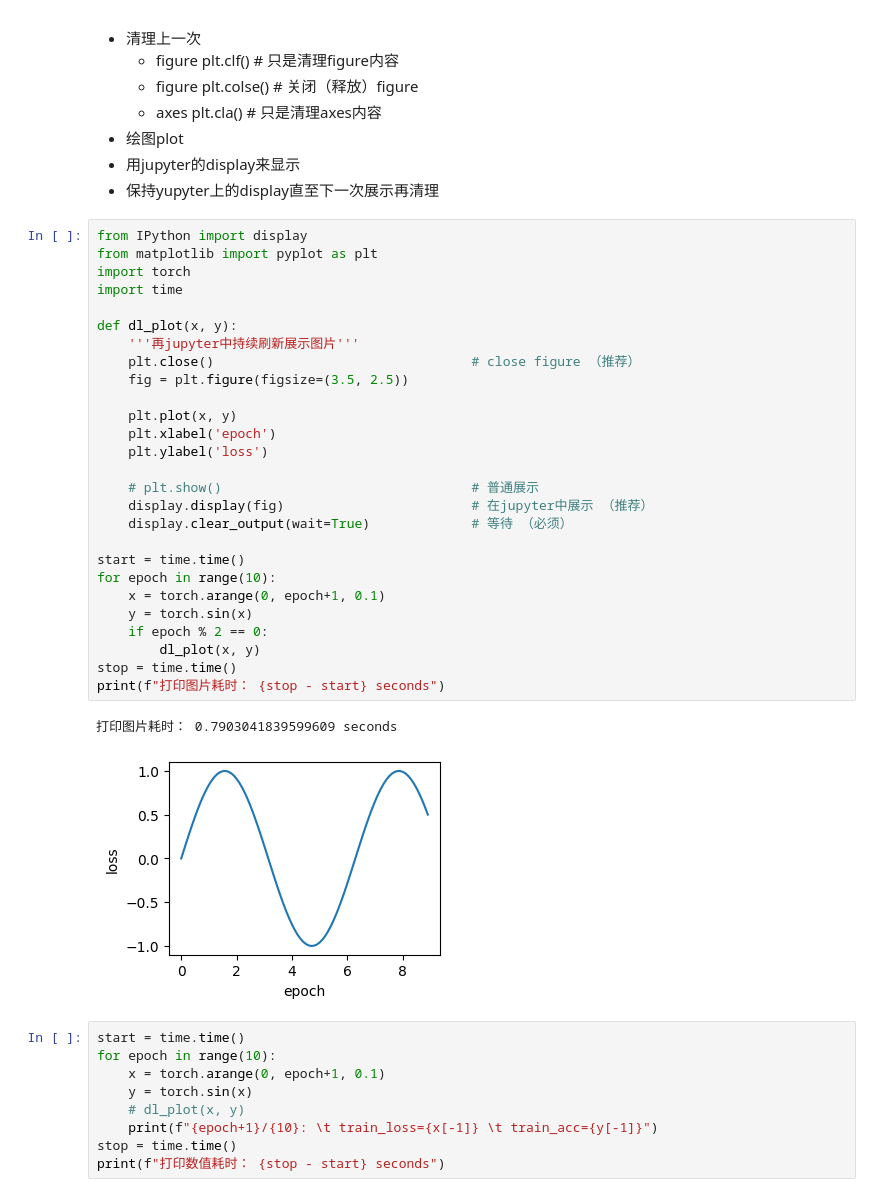
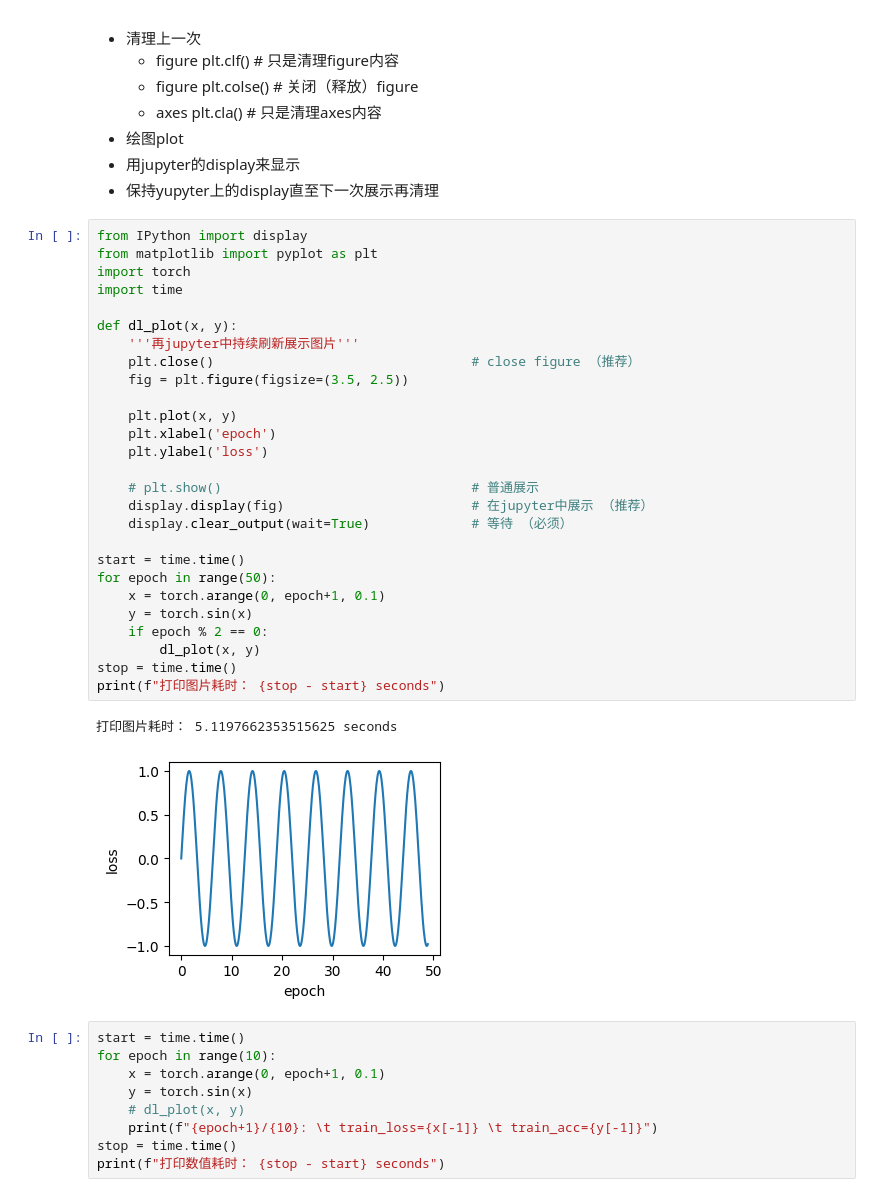
Before and after one commit to zhaoy2020/OnlineLibrary, a Jupyter notebook: 004-ML&DL/002-Deep Learning/000 《深度学习框架-Pytorch-Tensorflow-Jax》/Learn-Pytorch.ipynb, the cells around one changed output. Drawn from its saved outputs; the diff is of its cells as text.

```diff
--- a/004-ML&DL/002-Deep Learning/000 《深度学习框架-Pytorch-Tensorflow-Jax》/Learn-Pytorch.ipynb
+++ b/004-ML&DL/002-Deep Learning/000 《深度学习框架-Pytorch-Tensorflow-Jax》/Learn-Pytorch.ipynb
@@ -2250,33 +2250,33 @@ def k_cross_eval():
 # %%
 from IPython import display
 from matplotlib import pyplot as plt
 import torch
 import time
 
 def dl_plot(x, y):
     '''再jupyter中持续刷新展示图片'''
     plt.close()                                 # close figure （推荐）
     fig = plt.figure(figsize=(3.5, 2.5))
 
     plt.plot(x, y)
     plt.xlabel('epoch')
     plt.ylabel('loss')
 
     # plt.show()                                # 普通展示
     display.display(fig)                        # 在jupyter中展示 （推荐）
     display.clear_output(wait=True)             # 等待 （必须）
 
 start = time.time()
-for epoch in range(10):
+for epoch in range(50):
     x = torch.arange(0, epoch+1, 0.1)
     y = torch.sin(x)
     if epoch % 2 == 0:
         dl_plot(x, y)
 stop = time.time()
 print(f"打印图片耗时： {stop - start} seconds")
 # %% [output]
-打印图片耗时： 0.7903041839599609 seconds
+打印图片耗时： 5.1197662353515625 seconds
-[figure, old version]
+[figure, new version]
 # %%
 start = time.time()
 for epoch in range(10):
```
Also changed, not shown: 1 other file.
